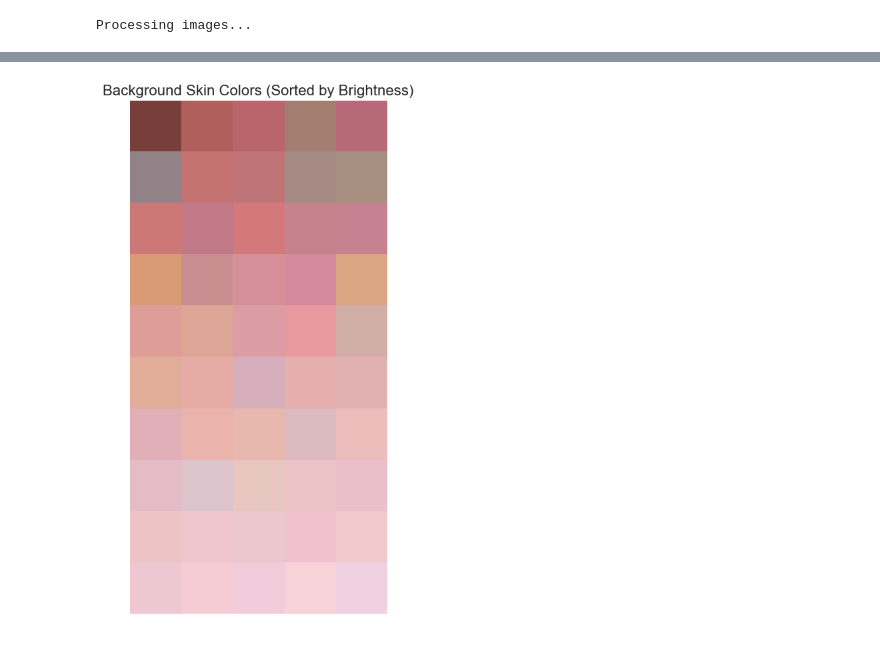
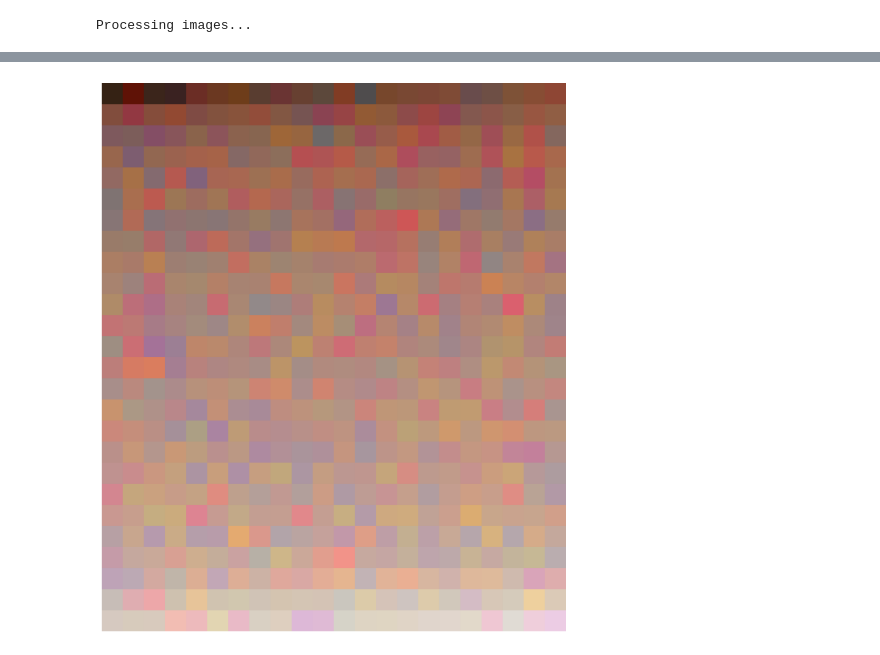
Before and after one commit to phil-mira/AMLSII_24-25, a Jupyter notebook: exploration.ipynb, the cells around one changed output, grey strips where cells are left out. Cells and saved outputs as stored; diff of their text form; code cells hidden in the pictures.

```diff
--- a/exploration.ipynb
+++ b/exploration.ipynb
@@ -256,0 +509,37 @@ Processing images...
+# %%
+import random
+from PIL import Image
+
+import matplotlib.pyplot as plt
+
+# Filter negative and positive train data
+negative_train_data = train_data[train_data['target'] == 0]
+positive_train_data = train_data[train_data['target'] == 1]
+
+# Randomly sample 10 images from each
+negative_sample = negative_train_data.sample(10, random_state=42)
+positive_sample = positive_train_data.sample(10, random_state=42)
+
+# Display the images
+plt.figure(figsize=(20, 10))
+
+# Display negative samples
+for i, image_name in enumerate(negative_sample['image_name']):
+    image_path = os.path.join(image_folder, image_name + ".jpg")
+    img = Image.open(image_path)
+    plt.subplot(2, 10, i + 1)
+    plt.imshow(img)
+    plt.title("Negative")
+    plt.axis("off")
+
+# Display positive samples
+for i, image_name in enumerate(positive_sample['image_name']):
+    image_path = os.path.join(image_folder, image_name + ".jpg")
+    img = Image.open(image_path)
+    plt.subplot(2, 10, i + 11)
+    plt.imshow(img)
+    plt.title("Positive")
+    plt.axis("off")
+
+plt.tight_layout()
+plt.show()
@@ -257,28 +548,27 @@ Processing images...
 # %%
 import numpy as np
 
 import matplotlib.pyplot as plt
 
 # Reshape to 10x5 grid for better visualization (50 colors total)
-n_rows, n_cols = 10, 5
+n_rows, n_cols = 26, 22
 colors_reshaped = sorted_colors.reshape(n_rows, n_cols, 3)
 
 # Create a figure to display the colors
-plt.figure(figsize=(5, 10))
+plt.figure(figsize=(10, 10))
 
 # Create an image from the colors
 img = np.zeros((n_rows*50, n_cols*50, 3), dtype=np.uint8)
 
 # Fill the image with the colors
 for i in range(n_rows):
     for j in range(n_cols):
         img[i*50:(i+1)*50, j*50:(j+1)*50, :] = colors_reshaped[i, j]
 
 # Display the image
 plt.imshow(img)
-plt.title('Background Skin Colors (Sorted by Brightness)')
 plt.axis('off')
 plt.tight_layout()
 plt.show()
 # %% [output]
-[figure, old version]
+[figure, new version]
```
Also changed, not shown: parts of 30 cells of this notebook, 1 other file.
